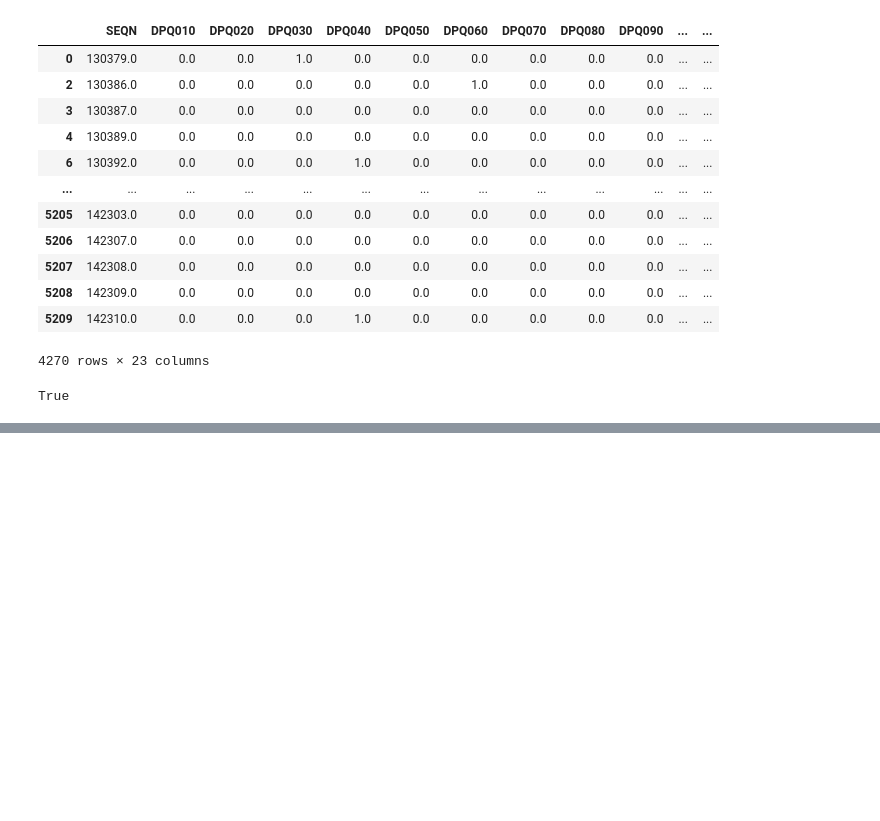
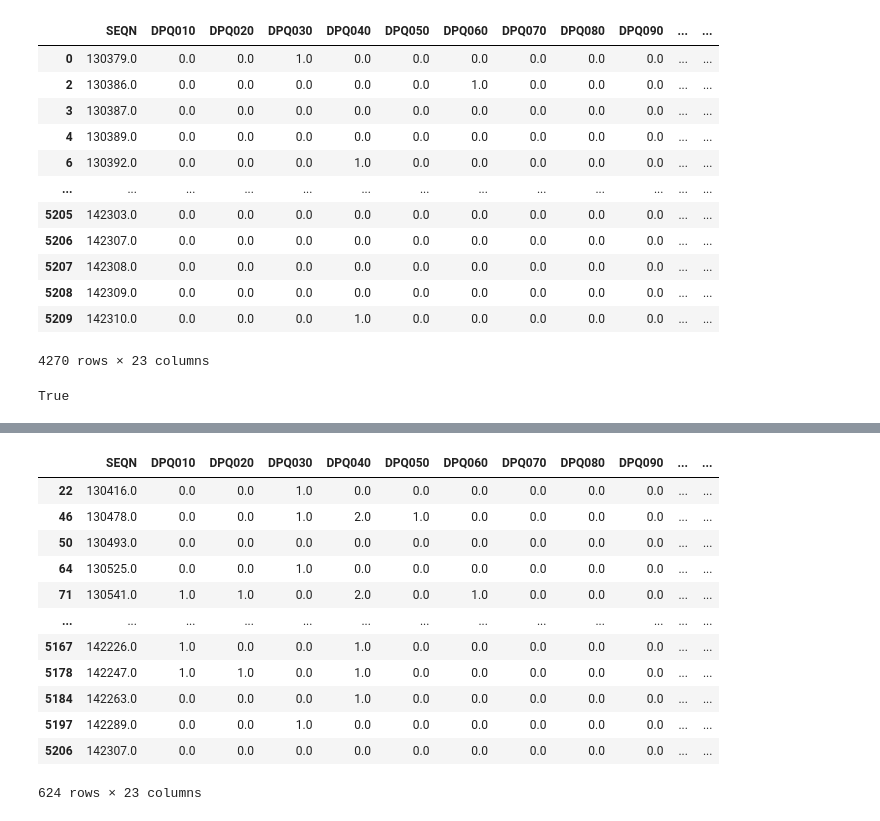
Before and after one commit to SabinaSid/NHANES_mental_health_analysis, a Jupyter notebook: Notebooks/01_demographics_and_depression.ipynb, the cells around one changed output, grey strips where cells are left out. Cells and saved outputs as stored; diff of their text form; code cells hidden in the pictures; blank space fills up the shorter version.

Commit message:
Complete missing data investigation

```diff
--- a/Notebooks/01_demographics_and_depression.ipynb
+++ b/Notebooks/01_demographics_and_depression.ipynb
@@ -696,0 +700,17 @@ All missing values in `RIDEXPRG` are structural. There are no women aged 20-44 w
+# %%
+indfmpir_missing = analysis_df[analysis_df['INDFMPIR'].isnull()]
+indfmpir_missing
+# %% [output]
+|  | SEQN | DPQ010 | DPQ020 | DPQ030 | DPQ040 | DPQ050 | DPQ060 | DPQ070 | DPQ080 | DPQ090 | ... | ... |
+| 22 | 130416.0 | 0.0 | 0.0 | 1.0 | 0.0 | 0.0 | 0.0 | 0.0 | 0.0 | 0.0 | ... | ... |
+| 46 | 130478.0 | 0.0 | 0.0 | 1.0 | 2.0 | 1.0 | 0.0 | 0.0 | 0.0 | 0.0 | ... | ... |
+| 50 | 130493.0 | 0.0 | 0.0 | 0.0 | 0.0 | 0.0 | 0.0 | 0.0 | 0.0 | 0.0 | ... | ... |
+| 64 | 130525.0 | 0.0 | 0.0 | 1.0 | 0.0 | 0.0 | 0.0 | 0.0 | 0.0 | 0.0 | ... | ... |
+| 71 | 130541.0 | 1.0 | 1.0 | 0.0 | 2.0 | 0.0 | 1.0 | 0.0 | 0.0 | 0.0 | ... | ... |
+| ... | ... | ... | ... | ... | ... | ... | ... | ... | ... | ... | ... | ... |
+| 5167 | 142226.0 | 1.0 | 0.0 | 0.0 | 1.0 | 0.0 | 0.0 | 0.0 | 0.0 | 0.0 | ... | ... |
+| 5178 | 142247.0 | 1.0 | 1.0 | 0.0 | 1.0 | 0.0 | 0.0 | 0.0 | 0.0 | 0.0 | ... | ... |
+| 5184 | 142263.0 | 0.0 | 0.0 | 0.0 | 1.0 | 0.0 | 0.0 | 0.0 | 0.0 | 0.0 | ... | ... |
+| 5197 | 142289.0 | 0.0 | 0.0 | 1.0 | 0.0 | 0.0 | 0.0 | 0.0 | 0.0 | 0.0 | ... | ... |
+| 5206 | 142307.0 | 0.0 | 0.0 | 0.0 | 0.0 | 0.0 | 0.0 | 0.0 | 0.0 | 0.0 | ... | ... |
+624 rows × 23 columns
```
Also changed, not shown: parts of 5 cells of this notebook.
